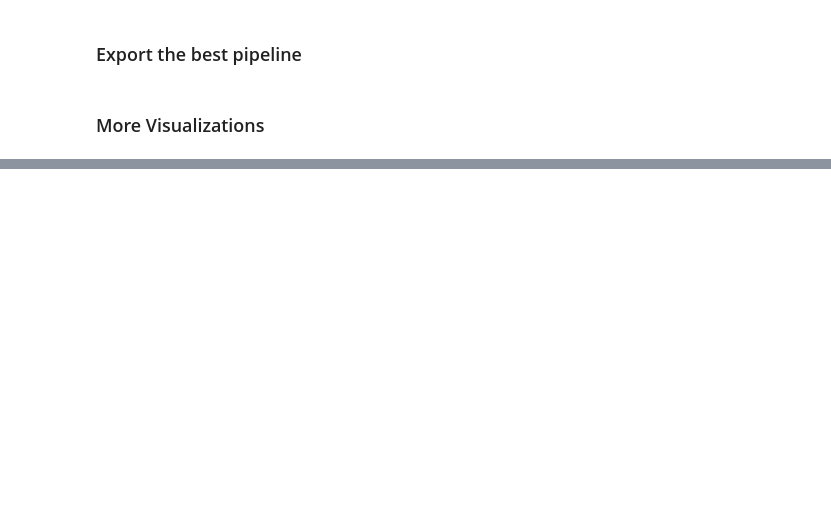
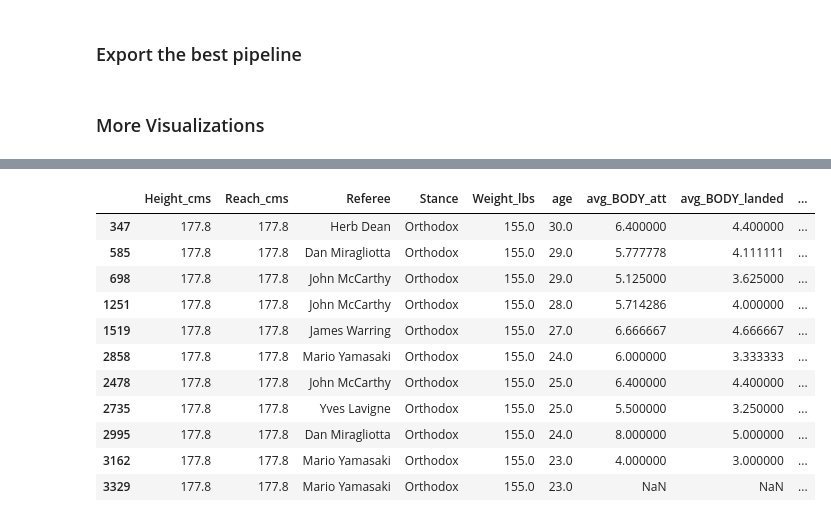
Before and after one commit to five-hundred-eleven/ufc-fight-prediction, a Jupyter notebook: ipynb/ufc-predictions.ipynb, the cells around one changed output, grey strips where cells are left out. Drawn from its saved outputs; the diff is of its cells as text; code cells hidden in the pictures; blank space fills up the shorter version.

Commit message:
fixes to fighter stats

```diff
--- a/ipynb/ufc-predictions.ipynb
+++ b/ipynb/ufc-predictions.ipynb
@@ -542,0 +450,15 @@ plot(fig)
+# %%
+fighters_df[fighters_df["fighter"] == "Khabib Nurmagomedov"]
+# %% [output]
+|  | Height_cms | Reach_cms | Referee | Stance | Weight_lbs | age | avg_BODY_att | avg_BODY_landed | ... |
+| 347 | 177.8 | 177.8 | Herb Dean | Orthodox | 155.0 | 30.0 | 6.400000 | 4.400000 | ... |
+| 585 | 177.8 | 177.8 | Dan Miragliotta | Orthodox | 155.0 | 29.0 | 5.777778 | 4.111111 | ... |
+| 698 | 177.8 | 177.8 | John McCarthy | Orthodox | 155.0 | 29.0 | 5.125000 | 3.625000 | ... |
+| 1251 | 177.8 | 177.8 | John McCarthy | Orthodox | 155.0 | 28.0 | 5.714286 | 4.000000 | ... |
+| 1519 | 177.8 | 177.8 | James Warring | Orthodox | 155.0 | 27.0 | 6.666667 | 4.666667 | ... |
+| 2858 | 177.8 | 177.8 | Mario Yamasaki | Orthodox | 155.0 | 24.0 | 6.000000 | 3.333333 | ... |
+| 2478 | 177.8 | 177.8 | John McCarthy | Orthodox | 155.0 | 25.0 | 6.400000 | 4.400000 | ... |
+| 2735 | 177.8 | 177.8 | Yves Lavigne | Orthodox | 155.0 | 25.0 | 5.500000 | 3.250000 | ... |
+| 2995 | 177.8 | 177.8 | Dan Miragliotta | Orthodox | 155.0 | 24.0 | 8.000000 | 5.000000 | ... |
+| 3162 | 177.8 | 177.8 | Mario Yamasaki | Orthodox | 155.0 | 23.0 | 4.000000 | 3.000000 | ... |
+| 3329 | 177.8 | 177.8 | Mario Yamasaki | Orthodox | 155.0 | 23.0 | NaN | NaN | ... |
```
Also changed, not shown: parts of 12 cells of this notebook, 1 other file.
